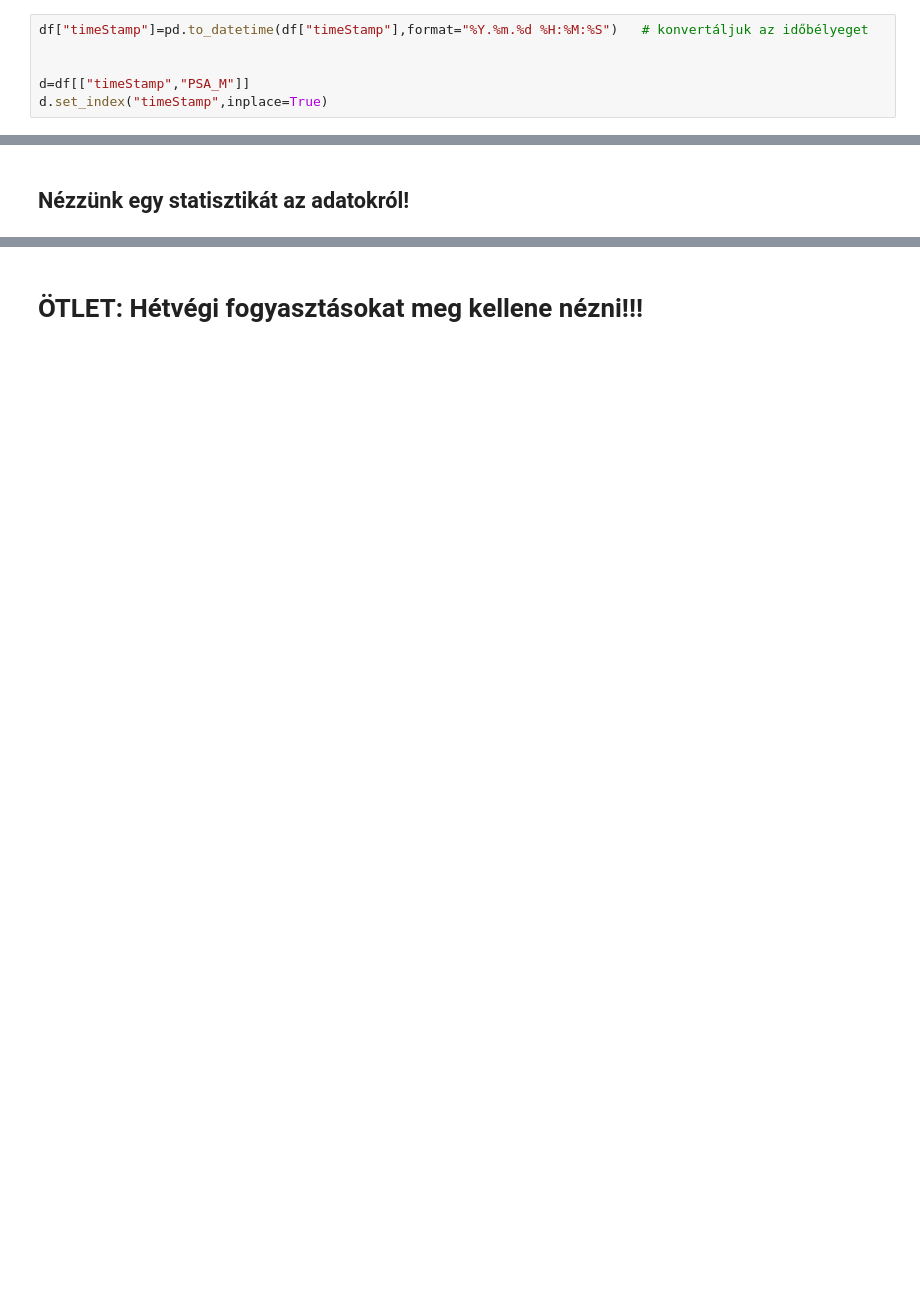
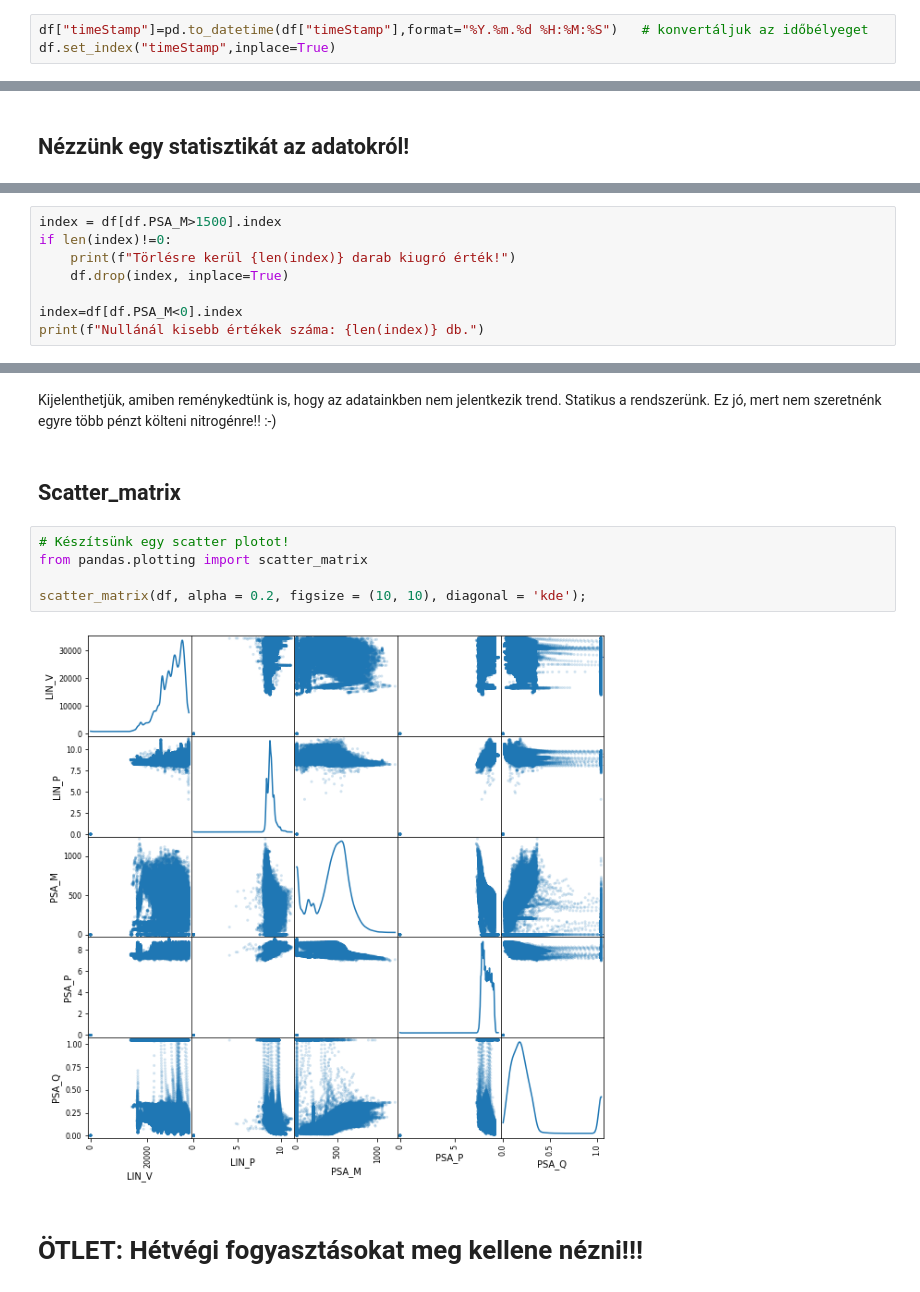
Before and after one commit to sipocz/messer, a Jupyter notebook: AIT4_Vizsgafeladat_20210422_Sipocz_Laszlo.ipynb, the cells around one changed output, grey strips where cells are left out. Saved outputs shown, nothing was run; the diff lists cells and outputs as text; blank space fills up the shorter version.

```diff
--- a/AIT4_Vizsgafeladat_20210422_Sipocz_Laszlo.ipynb
+++ b/AIT4_Vizsgafeladat_20210422_Sipocz_Laszlo.ipynb
@@ -259,7 +337,4 @@ timeStamp adattípus: <class 'str'>
 ## Az időbélyeget át kell konvertálni dátum formátumra! Ennek még később meglesz a haszna!
 # %%
 df["timeStamp"]=pd.to_datetime(df["timeStamp"],format="%Y.%m.%d %H:%M:%S")   # konvertáljuk az időbélyeget
-
-
-d=df[["timeStamp","PSA_M"]]
-d.set_index("timeStamp",inplace=True)
+df.set_index("timeStamp",inplace=True)
@@ -315,0 +406,8 @@ Ne számoljunk ezekkel az értékekkel, ezeket meg kellene találni az adathalma
+# %%
+index = df[df.PSA_M>1500].index
+if len(index)!=0:
+    print(f"Törlésre kerül {len(index)} darab kiugró érték!")
+    df.drop(index, inplace=True)
+
+index=df[df.PSA_M<0].index
+print(f"Nullánál kisebb értékek száma: {len(index)} db.")
@@ -316,2 +479,13 @@ Ne számoljunk ezekkel az értékekkel, ezeket meg kellene találni az adathalma
+# %% [markdown]
+Kijelenthetjük, amiben reménykedtünk is, hogy az adatainkben nem jelentkezik trend. Statikus a rendszerünk. Ez jó, mert nem szeretnénk egyre több pénzt költeni nitrogénre!! :-)
+# %% [markdown]
+## Scatter_matrix
+# %%
+# Készítsünk egy scatter plotot!
+from pandas.plotting import scatter_matrix
+
+scatter_matrix(df, alpha = 0.2, figsize = (10, 10), diagonal = 'kde');
+# %% [output]
+[figure, added]
 # %% [markdown]
 # ÖTLET: Hétvégi fogyasztásokat meg kellene nézni!!!
```
Also changed, not shown: parts of 28 cells of this notebook.
